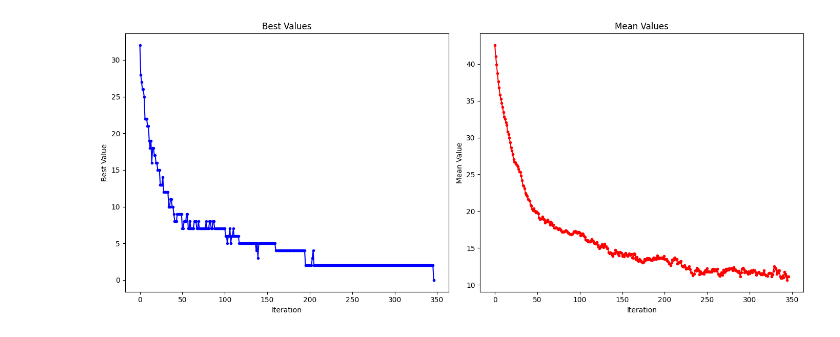
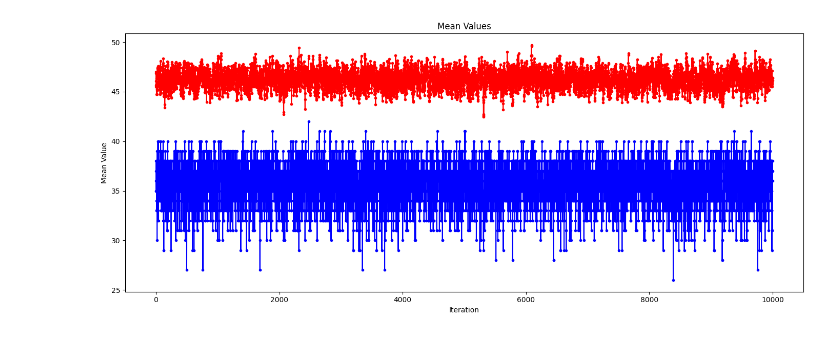
Before and after one commit to DziQ21/GeneticSudokuSolver, a Jupyter notebook: wykresy.ipynb, the cells around one changed output. Cells and saved outputs as stored; diff of their text form; code cells hidden in the pictures.

```diff
--- a/wykresy.ipynb
+++ b/wykresy.ipynb
@@ -23,10 +23,10 @@ Requirement already satisfied: six>=1.5 in c:\users\user\appdata\local\packages\
 # %%
 # Check if results.csv exists and load existing results
-if os.path.exists("C:\\inz\\GeneticSudokuSolver\\resultsHard.csv"):
-    df_existing = pd.read_csv("C:\\inz\\GeneticSudokuSolver\\resultsHard.csv")
+if os.path.exists("C:\\inz\\GeneticSudokuSolver\\results.csv"):
+    df_existing = pd.read_csv("C:\\inz\\GeneticSudokuSolver\\results.csv")
     results = df_existing.to_dict('records')
     last_run = df_existing.iloc[-1]
-    last_combination = (last_run['log_level'], last_run['sudoku_path'], last_run['population_size'], last_run['mutation_rate'], last_run['fittest_rate'], last_run['reset_counter'])
+    last_combination = (last_run['sudoku_path'], last_run['population_size'], last_run['mutation_rate'], last_run['fittest_rate'], last_run['reset_counter'])
     last_iteration = last_run['iteration']
     print(f"Loaded {len(results)} existing results. Last run: {last_combination}, iteration {last_iteration}")
     start_iteration = last_iteration + 1
@@ -71,0 +52,4 @@ filtered_df = df_existing[df_existing['best_is_zero'] == True]
+# %%
+
+print(df_existing.head())
+filtered_df = df_existing[df_existing['best_is_zero'] == False]
@@ -72,33 +74,33 @@ filtered_df = df_existing[df_existing['best_is_zero'] == True]
 # %%
-first_record = filtered_df.iloc[0]
+first_record = filtered_df.iloc[1]
 
 # Extract best values and mean values
 best_values = first_record['best_values']
 mean_values = first_record['mean_values']
 
 # Convert the string representation of lists to actual lists
 import ast
 best_values = ast.literal_eval(best_values)
 mean_values = ast.literal_eval(mean_values)
 
 # Create the plots
 plt.figure(figsize=(14, 6))
 
 # Plot best values
-plt.subplot(1, 2, 1)
+# plt.subplot(1, 2, 1)
 plt.plot(best_values, marker='o', linestyle='-', color='b',markersize=3)
 plt.title('Best Values')
 plt.xlabel('Iteration')
 plt.ylabel('Best Value')
 
 # Plot mean values
-plt.subplot(1, 2, 2)
+# plt.subplot(1, 2, 2)
 plt.plot(mean_values, marker='o', linestyle='-', color='r', markersize=3)
 plt.title('Mean Values')
 plt.xlabel('Iteration')
 plt.ylabel('Mean Value')
 
 plt.tight_layout()
 plt.show()
 # %% [output]
-[figure, old version]
+[figure, new version]
```
Also changed, not shown: parts of 5 cells of this notebook, 6 other files.
